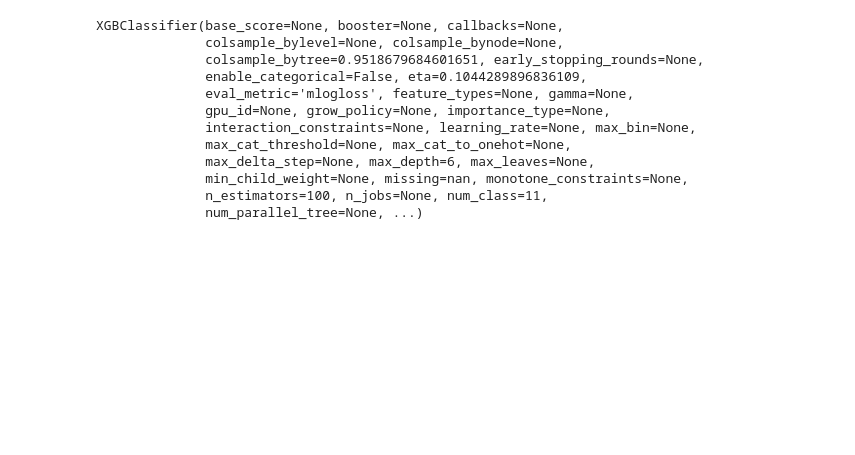
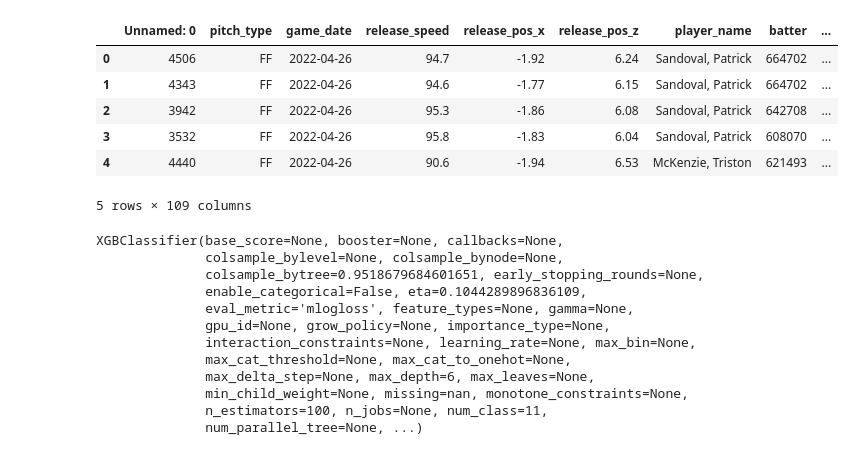
Before and after one commit to claytona500/stuff-baby, a Jupyter notebook: adam/adam_fb_model.ipynb, the cells around one changed output. Saved outputs shown, nothing was run; the diff lists cells and outputs as text; code cells hidden in the pictures; blank space fills up the shorter version.

```diff
--- a/adam/adam_fb_model.ipynb
+++ b/adam/adam_fb_model.ipynb
@@ -23,21 +23,17 @@ linear_weights = pd.read_csv(r"Y:\departments\research_and_development\baseball_
 # %%
 # load in calculated expected metrics
 
-#xpfx_x = pd.read_csv(r"Y:\departments\research_and_development\baseball_operations\clayton_goodiez\csv\2022&3_pfx_x_predictions.csv")
-xpfx_x = pd.read_csv(r"Y:\departments\research_and_development\baseball_operations\clayton_goodiez\csv\pfx_2022&3_xpfx.csv")
+xpfx_x = pd.read_csv(r"Y:\departments\research_and_development\baseball_operations\clayton_goodiez\csv\fastball\pfx_2022&3_xpfx.csv")
+xpfx_z = pd.read_csv(r"Y:\departments\research_and_development\baseball_operations\clayton_goodiez\csv\fastball\IVB_2022&3_xpfz.csv")
 
-#xpfx_z = pd.read_csv(r"Y:\departments\research_and_development\baseball_operations\clayton_goodiez\csv\2022&3_pfx_z_predictions.csv")
-xpfx_z = pd.read_csv(r"Y:\departments\research_and_development\baseball_operations\clayton_goodiez\csv\IVB_2022&3_xpfz.csv")
+xspin_axis = pd.read_csv(r"Y:\departments\research_and_development\baseball_operations\clayton_goodiez\csv\fastball\axis_2022&3_xaxis.csv")
 
-#xspin_axis = pd.read_csv(r"Y:\departments\research_and_development\baseball_operations\clayton_goodiez\csv\2022&3_spin_axis_predictions.csv")
-xspin_axis = pd.read_csv(r"Y:\departments\research_and_development\baseball_operations\clayton_goodiez\csv\axis_2022&3_xaxis.csv")
+xswing = pd.read_csv(r"Y:\departments\research_and_development\baseball_operations\clayton_goodiez\csv\fastball\swing_2022&3_xswing.csv")
+xwhiff = pd.read_csv(r"Y:\departments\research_and_development\baseball_operations\clayton_goodiez\csv\fastball\whiff_2022&3_xwhiff.csv")
 
-xswing = pd.read_csv(r"Y:\departments\research_and_development\baseball_operations\clayton_goodiez\csv\swing_2022&3_xswing.csv")
-xwhiff = pd.read_csv(r"Y:\departments\research_and_development\baseball_operations\clayton_goodiez\csv\whiff_2022&3_xwhiff.csv")
+xfb = pd.read_csv(r"Y:\departments\research_and_development\baseball_operations\clayton_goodiez\csv\fastball\fb_2022&3_xfb.csv")
+xgrb = pd.read_csv(r"Y:\departments\research_and_development\baseball_operations\clayton_goodiez\csv\fastball\gb_2022&3_xgb.csv")
+xld = pd.read_csv(r"Y:\departments\research_and_development\baseball_operations\clayton_goodiez\csv\fastball\ld_2022&3_xld.csv")
+xfoul = pd.read_csv(r"Y:\departments\research_and_development\baseball_operations\clayton_goodiez\csv\fastball\foul_2022&3_xfoul.csv")
 
-xfb = pd.read_csv(r"Y:\departments\research_and_development\baseball_operations\clayton_goodiez\csv\fb_2022&3_xfb.csv")
-xgrb = pd.read_csv(r"Y:\departments\research_and_development\baseball_operations\clayton_goodiez\csv\gb_2022&3_xgb.csv")
-xld = pd.read_csv(r"Y:\departments\research_and_development\baseball_operations\clayton_goodiez\csv\ld_2022&3_xld.csv")
-xfoul = pd.read_csv(r"Y:\departments\research_and_development\baseball_operations\clayton_goodiez\csv\foul_2022&3_xfoul.csv")
-
-xcs = pd.read_csv(r"Y:\departments\research_and_development\baseball_operations\clayton_goodiez\csv\cs_2022&3_xcalledstrike.csv")
+xcs = pd.read_csv(r"Y:\departments\research_and_development\baseball_operations\clayton_goodiez\csv\fastball\cs_2022&3_xcalledstrike.csv")
@@ -47,7 +65,7 @@ xcs = pd.read_csv(r"Y:\departments\research_and_development\baseball_operations\
 xpfx_x = xpfx_x[['pitch_id_raw', 'xpfx_x']]
 xpfx_z = xpfx_z[['pitch_id_raw', 'xpfx_z']]
 
-xspin_axis = xspin_axis[['pitch_id_raw', 'xspin_axis']]
+xspin_axis = xspin_axis[['pitch_id_raw', 'diff']]
 
 xswing = xswing[['pitch_id_raw', 'xswing']]
 xwhiff = xwhiff[['pitch_id_raw', 'xwhiff']]
@@ -254,3 +270,13 @@ df.to_csv(r"Y:\departments\research_and_development\baseball_operations\clayton_
+# %%
+df.head()
+# %% [output]
+|  | Unnamed: 0 | pitch_type | game_date | release_speed | release_pos_x | release_pos_z | player_name | batter | ... |
+| 0 | 4506 | FF | 2022-04-26 | 94.7 | -1.92 | 6.24 | Sandoval, Patrick | 664702 | ... |
+| 1 | 4343 | FF | 2022-04-26 | 94.6 | -1.77 | 6.15 | Sandoval, Patrick | 664702 | ... |
+| 2 | 3942 | FF | 2022-04-26 | 95.3 | -1.86 | 6.08 | Sandoval, Patrick | 642708 | ... |
+| 3 | 3532 | FF | 2022-04-26 | 95.8 | -1.83 | 6.04 | Sandoval, Patrick | 608070 | ... |
+| 4 | 4440 | FF | 2022-04-26 | 90.6 | -1.94 | 6.53 | McKenzie, Triston | 621493 | ... |
+5 rows × 109 columns
 # %%
 # feature selection and data splitting
 
```
Also changed, not shown: parts of 3 cells of this notebook, 1 other file.
